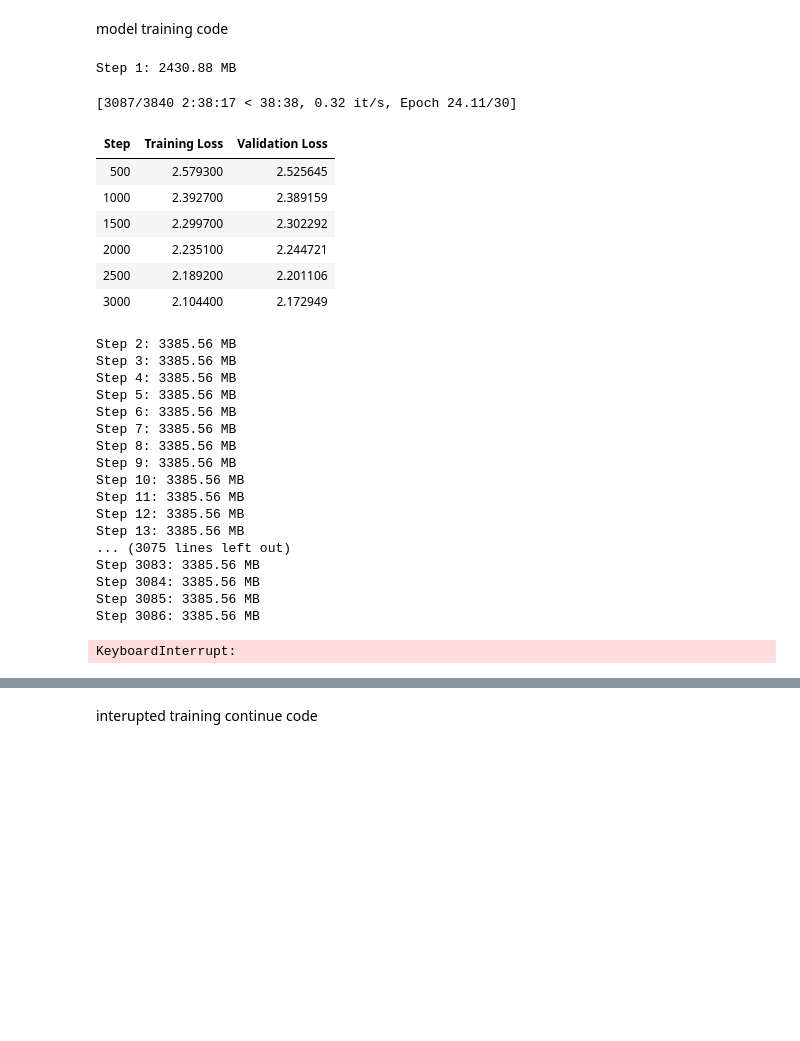
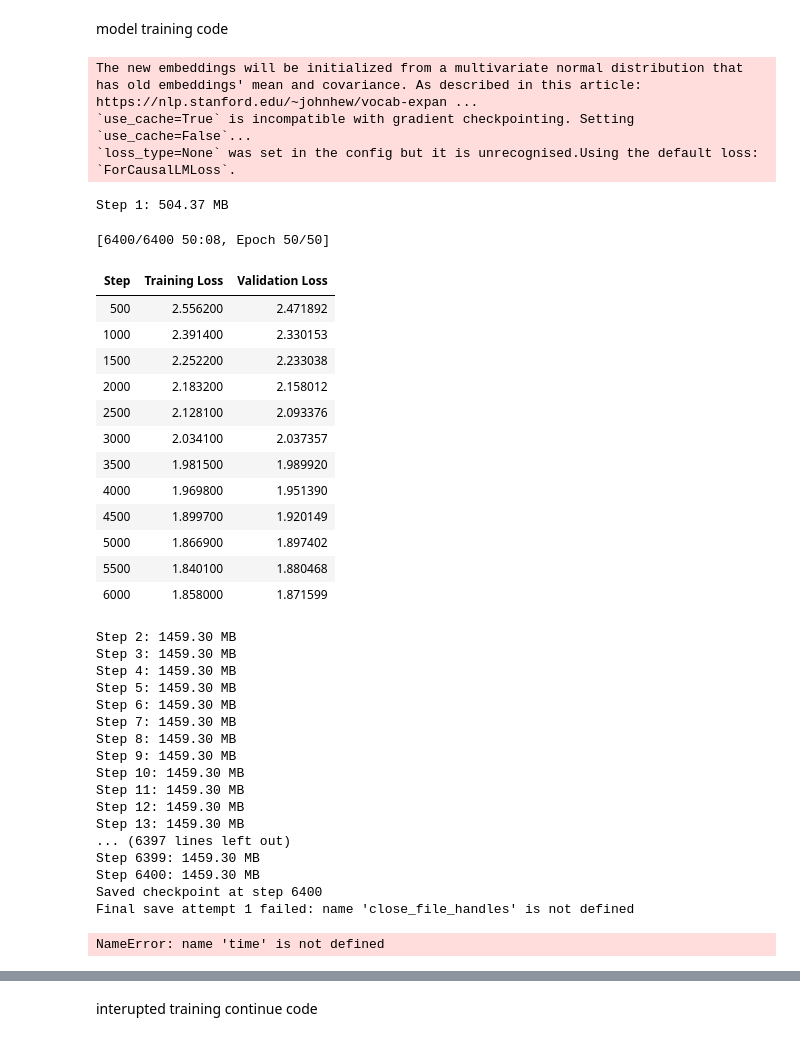
Before and after one commit to parthagrawal11/dating_coach, a Jupyter notebook: falcom_model.ipynb, the cells around one changed output, grey strips where cells are left out. Saved outputs shown, nothing was run; the diff lists cells and outputs as text; code cells hidden in the pictures; blank space fills up the shorter version.

Commit message:
improved to 50 epoch, to reduce loss

```diff
--- a/falcom_model.ipynb
+++ b/falcom_model.ipynb
@@ -169,7 +169,7 @@ eval_dataset = tokenized_dataset.shuffle().select(range(int(0.8 * len(tokenized_
 # Training arguments
 training_args = TrainingArguments(
     output_dir=output_dir,
-    num_train_epochs=30,  # Up to 30 epochs
+    num_train_epochs=50,  # Up to 30 epochs
     per_device_train_batch_size=4,
     per_device_eval_batch_size=4,
     gradient_accumulation_steps=2,
@@ -201,61 +201,70 @@ trainer = Trainer(
     callbacks=[
         MemoryLoggingCallback(),
         SaveCheckpointCallback(),
-        EarlyStoppingCallback(early_stopping_patience=3, early_stopping_threshold=0.01)
+        EarlyStoppingCallback(early_stopping_patience=5, early_stopping_threshold=0.01)
     ]
 )
 
 # Train
 try:
     trainer.train()
 except Exception as e:
     print(f"Training failed: {e}")
     try:
         close_file_handles(os.path.join(output_dir, 'final_new'))
         model.save_pretrained(os.path.join(output_dir, 'final_new'), save_safetensors=False)
         tokenizer.save_pretrained(os.path.join(output_dir, 'final_new'))
     except Exception as save_e:
         print(f"Final save failed: {save_e}")
     raise
 
 # Save model and tokenizer
 for attempt in range(3):
     try:
         close_file_handles(os.path.join(output_dir, 'final_new'))
         model.save_pretrained(os.path.join(output_dir, 'final_new'), save_safetensors=False)
         tokenizer.save_pretrained(os.path.join(output_dir, 'final_new'))
         print("Final model saved to final_new")
         break
     except Exception as e:
         print(f"Final save attempt {attempt+1} failed: {e}")
         time.sleep(5)
         if attempt == 2:
             print("Final save failed after 3 attempts")
 # %% [output]
-Step 1: 2430.88 MB
+The new embeddings will be initialized from a multivariate normal distribution that has old embeddings' mean and covariance. As described in this article: https://nlp.stanford.edu/~johnhew/vocab-expan ...
+`use_cache=True` is incompatible with gradient checkpointing. Setting `use_cache=False`...
+`loss_type=None` was set in the config but it is unrecognised.Using the default loss: `ForCausalLMLoss`.
-[3087/3840 2:38:17 < 38:38, 0.32 it/s, Epoch 24.11/30]
+Step 1: 504.37 MB
+[6400/6400 50:08, Epoch 50/50]
 | Step | Training Loss | Validation Loss |
-| 500 | 2.579300 | 2.525645 |
-| 1000 | 2.392700 | 2.389159 |
-| 1500 | 2.299700 | 2.302292 |
-| 2000 | 2.235100 | 2.244721 |
-| 2500 | 2.189200 | 2.201106 |
-| 3000 | 2.104400 | 2.172949 |
+| 500 | 2.556200 | 2.471892 |
+| 1000 | 2.391400 | 2.330153 |
+| 1500 | 2.252200 | 2.233038 |
+| 2000 | 2.183200 | 2.158012 |
+| 2500 | 2.128100 | 2.093376 |
+| 3000 | 2.034100 | 2.037357 |
+| 3500 | 1.981500 | 1.989920 |
+| 4000 | 1.969800 | 1.951390 |
+| 4500 | 1.899700 | 1.920149 |
+| 5000 | 1.866900 | 1.897402 |
+| 5500 | 1.840100 | 1.880468 |
+| 6000 | 1.858000 | 1.871599 |
-Step 2: 3385.56 MB
-Step 3: 3385.56 MB
-Step 4: 3385.56 MB
-Step 5: 3385.56 MB
-Step 6: 3385.56 MB
-Step 7: 3385.56 MB
-Step 8: 3385.56 MB
-Step 9: 3385.56 MB
-Step 10: 3385.56 MB
-Step 11: 3385.56 MB
-Step 12: 3385.56 MB
-Step 13: 3385.56 MB
-... (3075 lines left out)
-Step 3083: 3385.56 MB
-Step 3084: 3385.56 MB
-Step 3085: 3385.56 MB
-Step 3086: 3385.56 MB
-KeyboardInterrupt:
+Step 2: 1459.30 MB
+Step 3: 1459.30 MB
+Step 4: 1459.30 MB
+Step 5: 1459.30 MB
+Step 6: 1459.30 MB
+Step 7: 1459.30 MB
+Step 8: 1459.30 MB
+Step 9: 1459.30 MB
+Step 10: 1459.30 MB
+Step 11: 1459.30 MB
+Step 12: 1459.30 MB
+Step 13: 1459.30 MB
+... (6397 lines left out)
+Step 6399: 1459.30 MB
+Step 6400: 1459.30 MB
+Saved checkpoint at step 6400
+Final save attempt 1 failed: name 'close_file_handles' is not defined
+NameError: name 'time' is not defined
```
Also changed, not shown: parts of 2 cells of this notebook.
